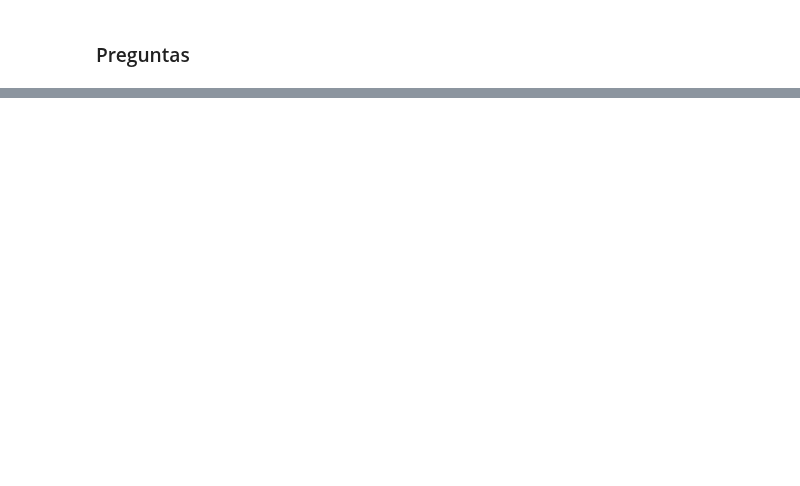
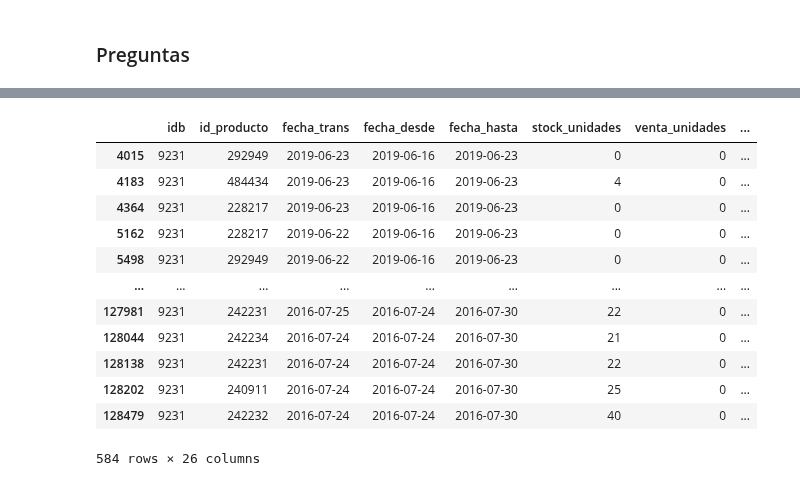
Before and after one commit to ErikaMelt/deodorants-project, a Jupyter notebook: eda/eda_erika_ventas_con_promo.ipynb, the cells around one changed output, grey strips where cells are left out. Cells and saved outputs as stored; diff of their text form; code cells hidden in the pictures; blank space fills up the shorter version.

```diff
--- a/eda/eda_erika_ventas_con_promo.ipynb
+++ b/eda/eda_erika_ventas_con_promo.ipynb
@@ -48,0 +98,18 @@ memory usage: 27.0+ MB
+# %%
+no_bs_candidates = deodorants_df_with_promo_df.query('idb.isnull()')
+no_bs_candidates1 = deodorants_df_with_promo_df.query("idb==9231")
+no_bs_candidates1
+# %% [output]
+|  | idb | id_producto | fecha_trans | fecha_desde | fecha_hasta | stock_unidades | venta_unidades | ... |
+| 4015 | 9231 | 292949 | 2019-06-23 | 2019-06-16 | 2019-06-23 | 0 | 0 | ... |
+| 4183 | 9231 | 484434 | 2019-06-23 | 2019-06-16 | 2019-06-23 | 4 | 0 | ... |
+| 4364 | 9231 | 228217 | 2019-06-23 | 2019-06-16 | 2019-06-23 | 0 | 0 | ... |
+| 5162 | 9231 | 228217 | 2019-06-22 | 2019-06-16 | 2019-06-23 | 0 | 0 | ... |
+| 5498 | 9231 | 292949 | 2019-06-22 | 2019-06-16 | 2019-06-23 | 0 | 0 | ... |
+| ... | ... | ... | ... | ... | ... | ... | ... | ... |
+| 127981 | 9231 | 242231 | 2016-07-25 | 2016-07-24 | 2016-07-30 | 22 | 0 | ... |
+| 128044 | 9231 | 242234 | 2016-07-24 | 2016-07-24 | 2016-07-30 | 21 | 0 | ... |
+| 128138 | 9231 | 242231 | 2016-07-24 | 2016-07-24 | 2016-07-30 | 22 | 0 | ... |
+| 128202 | 9231 | 240911 | 2016-07-24 | 2016-07-24 | 2016-07-30 | 25 | 0 | ... |
+| 128479 | 9231 | 242232 | 2016-07-24 | 2016-07-24 | 2016-07-30 | 40 | 0 | ... |
+584 rows × 26 columns
```
Also changed, not shown: parts of 6 cells of this notebook, 1 other file.
